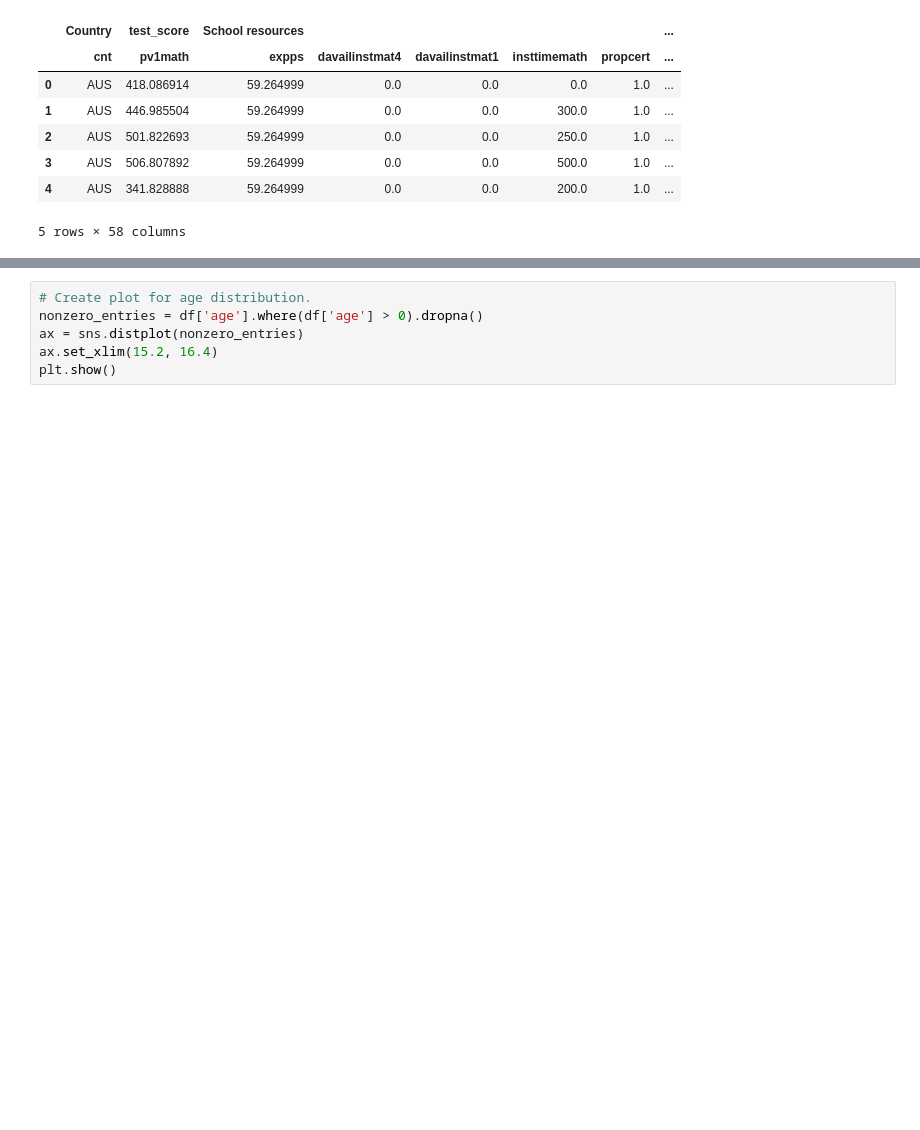
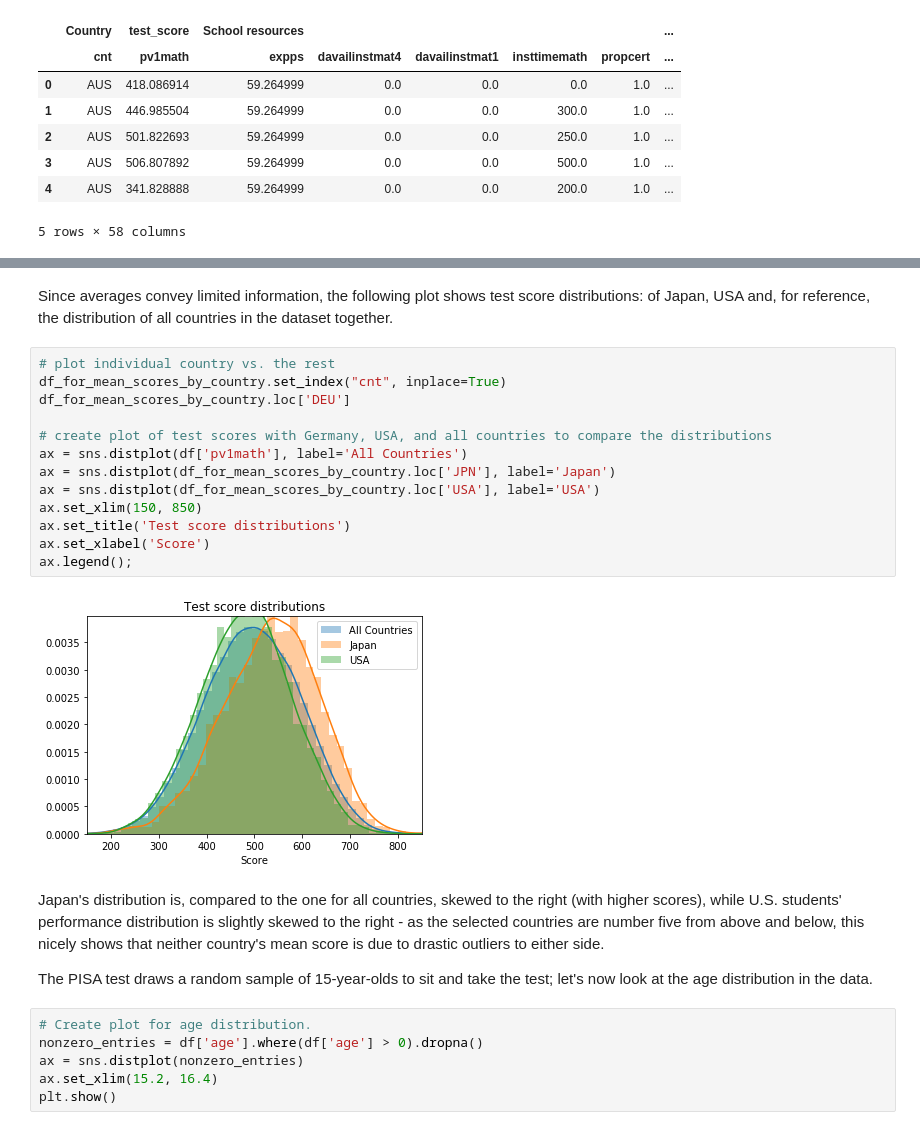
Before and after one commit to MVBrinker/student-project-ELJust, a Jupyter notebook: Woessmann_School_System.ipynb, the cells around one changed output, grey strips where cells are left out. Saved outputs shown, nothing was run; the diff lists cells and outputs as text; blank space fills up the shorter version.

```diff
--- a/Woessmann_School_System.ipynb
+++ b/Woessmann_School_System.ipynb
@@ -104,3 +104,24 @@ The PISA test draws a random sample of 15-year-olds to take it; let's look at th
+# %% [markdown]
+Since averages convey limited information, the following plot shows test score distributions: of Japan, USA and, for reference, the distribution of all countries in the dataset together.
+# %%
+# plot individual country vs. the rest
+df_for_mean_scores_by_country.set_index("cnt", inplace=True)
+df_for_mean_scores_by_country.loc['DEU']
+
+# create plot of test scores with Germany, USA, and all countries to compare the distributions
+ax = sns.distplot(df['pv1math'], label='All Countries')
+ax = sns.distplot(df_for_mean_scores_by_country.loc['JPN'], label='Japan')
+ax = sns.distplot(df_for_mean_scores_by_country.loc['USA'], label='USA')
+ax.set_xlim(150, 850)
+ax.set_title('Test score distributions')
+ax.set_xlabel('Score')
+ax.legend();
+# %% [output]
+[figure, added]
+# %% [markdown]
+Japan's distribution is, compared to the one for all countries, skewed to the right (with higher scores), while U.S. students' performance distribution is slightly skewed to the right - as the selected countries are number five from above and below, this nicely shows that neither country's mean score is due to drastic outliers to either side.
+
+The PISA test draws a random sample of 15-year-olds to sit and take the test; let's now look at the age distribution in the data.
 # %%
 # Create plot for age distribution.
 nonzero_entries = df['age'].where(df['age'] > 0).dropna()
```
Also changed, not shown: parts of 3 cells of this notebook.
